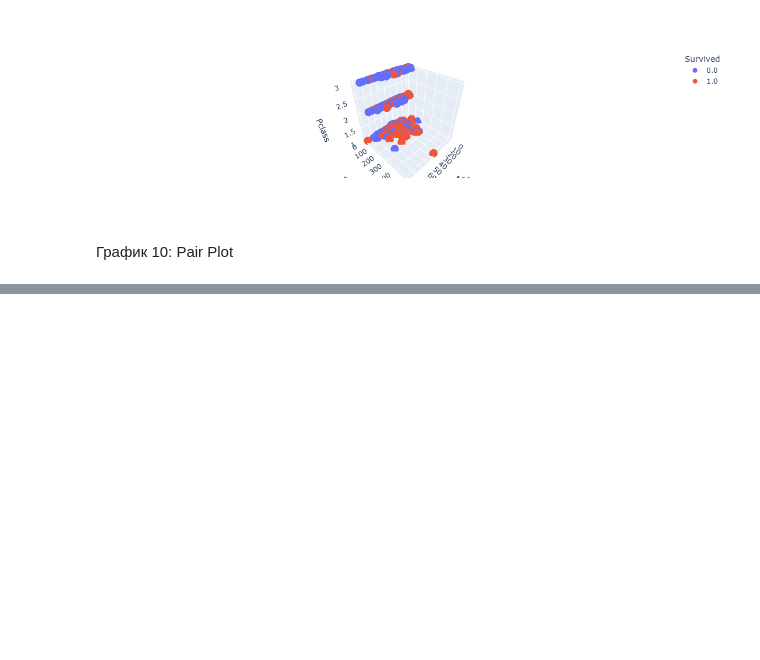
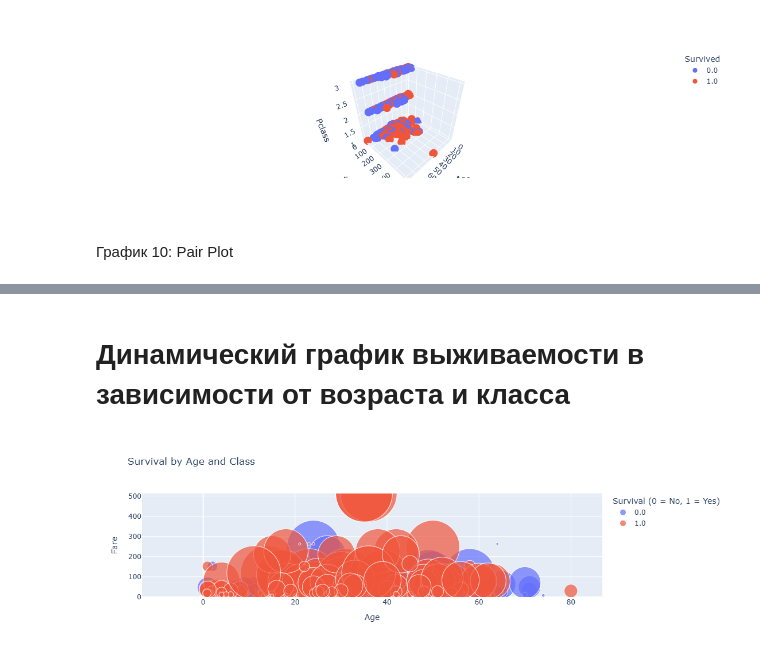
Before and after one commit to mariatrunina/spbu-python-course, a Jupyter notebook: project/titanik1.ipynb, the cells around one changed output, grey strips where cells are left out. Drawn from its saved outputs; the diff is of its cells as text; code cells hidden in the pictures; blank space fills up the shorter version.

```diff
--- a/project/titanik1.ipynb
+++ b/project/titanik1.ipynb
@@ -253,0 +258,20 @@ plt.show()
+# %% [markdown]
+# Динамический график выживаемости в зависимости от возраста и класса
+# %%
+fig6 = px.scatter(
+    titanic_data,
+    x='Age',
+    y='Fare',
+    color='Survived',
+    size='Fare',
+    hover_name='Name',
+    title='Survival by Age and Class',
+    labels={'Survived': 'Survival (0 = No, 1 = Yes)'},
+    color_continuous_scale=px.colors.sequential.Viridis
+)
+
+fig6.update_traces(marker=dict(sizemode='diameter', opacity=0.7), selector=dict(mode='markers'))
+
+fig6.show()
+# %% [output]
+[figure, added]
```
Also changed, not shown: parts of 20 cells of this notebook, 3 other files.
